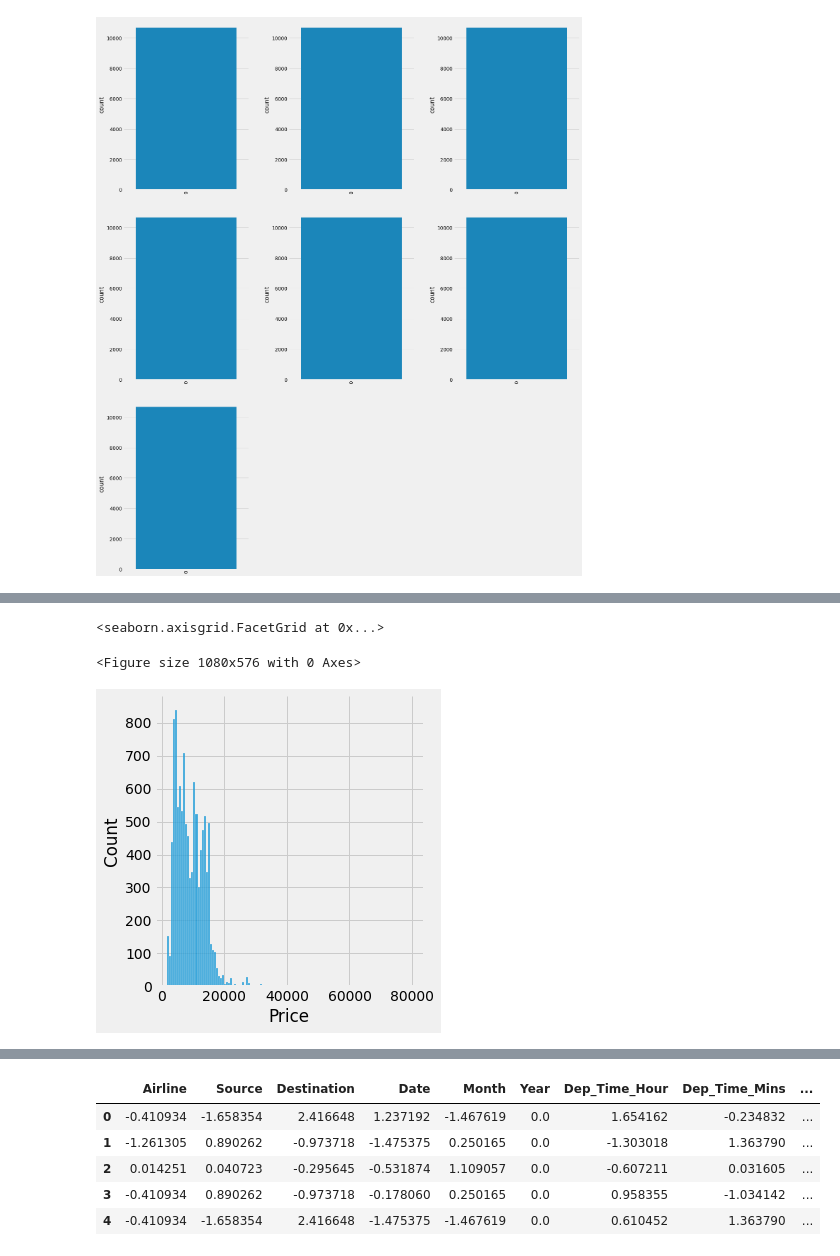
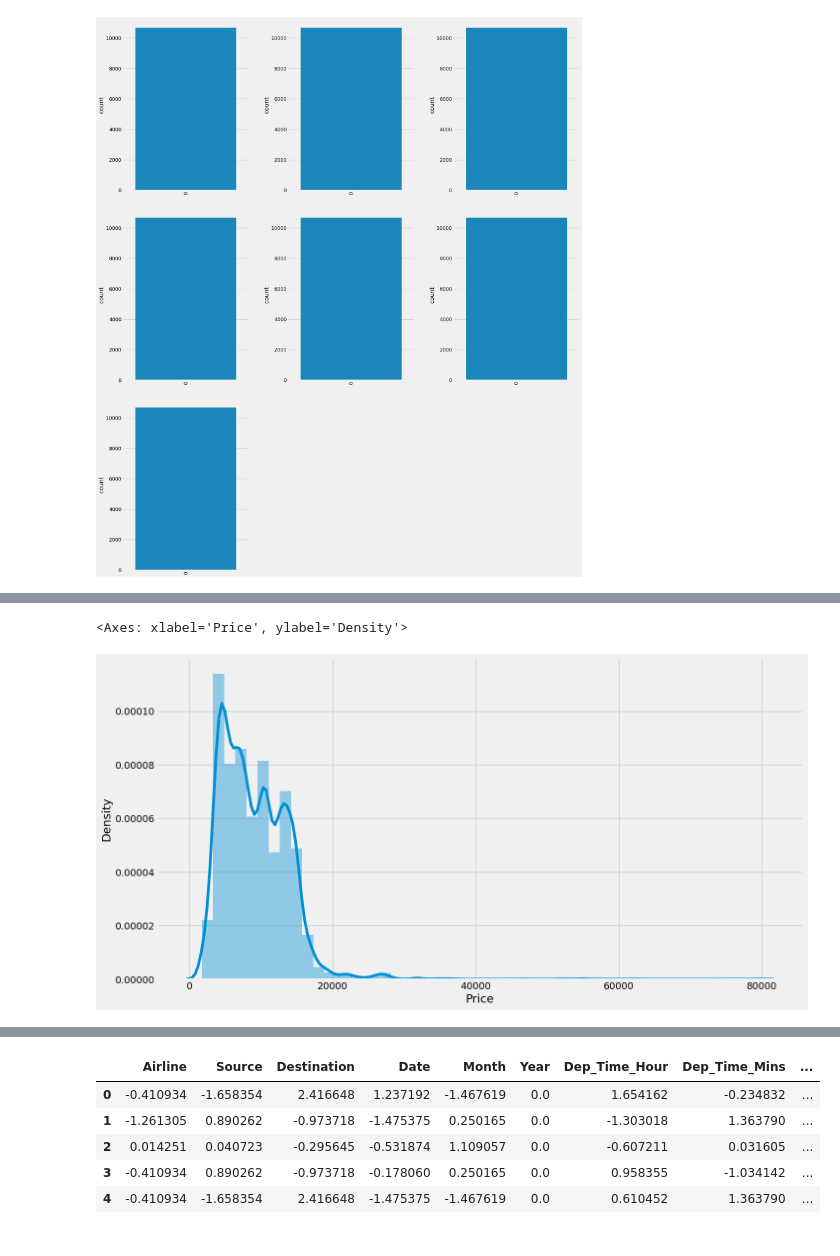
Before and after one commit to Reshma2103/reshma, a Jupyter notebook: flight_price.ipynb, the cells around one changed output, grey strips where cells are left out. Cells and saved outputs as stored; diff of their text form; code cells hidden in the pictures.

```diff
--- a/flight_price.ipynb
+++ b/flight_price.ipynb
@@ -521,10 +514,9 @@ for i in categorical:
 # %%
 plt.figure(figsize=(15,8))
-sns.displot(data.Price)
+sns.distplot(data.Price)
 # %% [output]
-<seaborn.axisgrid.FacetGrid at 0x...>
+<Axes: xlabel='Price', ylabel='Density'>
-<Figure size 1080x576 with 0 Axes>
-[figure, old version]
+[figure, new version]
 # %%
 sns.heatmap(data.corr(),annot=True)
 # %% [output]
```
Also changed, not shown: parts of 19 cells of this notebook.
